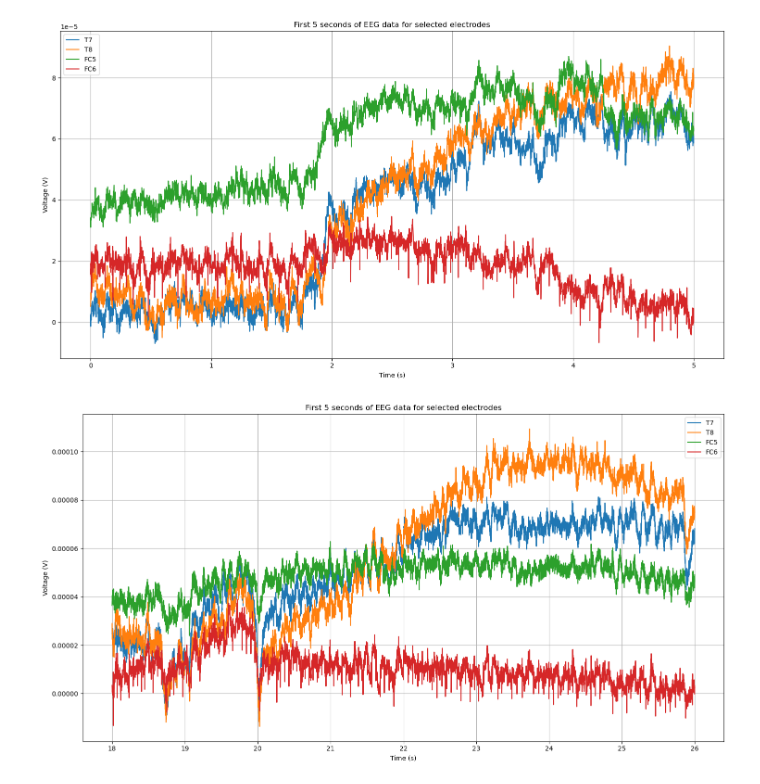
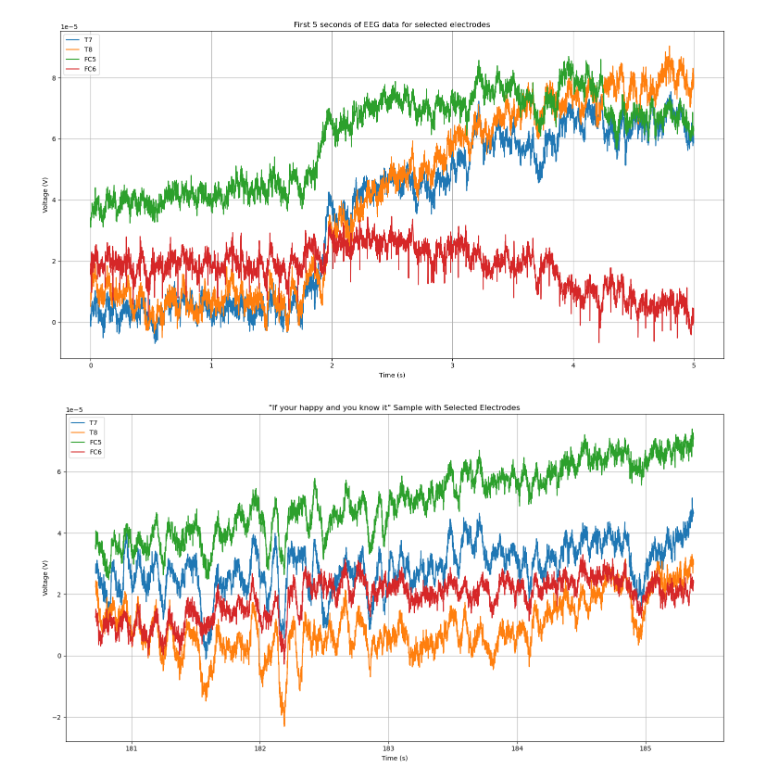
Before and after one commit to gregoryweber/cogs-118c-song-familiarity, a Jupyter notebook: main.ipynb, the cells around one changed output. Cells and saved outputs as stored; diff of their text form; code cells hidden in the pictures.

Commit message:
added extra graphs

```diff
--- a/main.ipynb
+++ b/main.ipynb
@@ -93,26 +94,26 @@ plt.tight_layout()
 # %% [output]
 [figure]
 # %%
-# Look at first sample played from 18 seconds to 26 seconds
+# Look at "if your happy and you know it" song data
 
 T7_idx = raw.ch_names.index('T7')
 T8_idx = raw.ch_names.index('T8')
 FC5_idx = raw.ch_names.index('FC5')
 FC6_idx = raw.ch_names.index('FC6')
 
-data, times = raw[[T7_idx, T8_idx, FC5_idx, FC6_idx], 18000:26000]
+data, times = raw[[T7_idx, T8_idx, FC5_idx, FC6_idx], 180721:185373]
 
 plt.figure(figsize=(15, 8))
 plt.plot(times, data[0], label='T7')
 plt.plot(times, data[1], label='T8')
 plt.plot(times, data[2], label='FC5')
 plt.plot(times, data[3], label='FC6')
 
 plt.xlabel('Time (s)')
 plt.ylabel('Voltage (V)')
-plt.title('First Sample with Selected Electrodes')
+plt.title('"If your happy and you know it" Sample with Selected Electrodes')
 plt.grid(True)
 plt.legend()
 plt.tight_layout()
 # %% [output]
-[figure, old version]
+[figure, new version]
```
Also changed, not shown: parts of 7 cells of this notebook, 10 other files.
